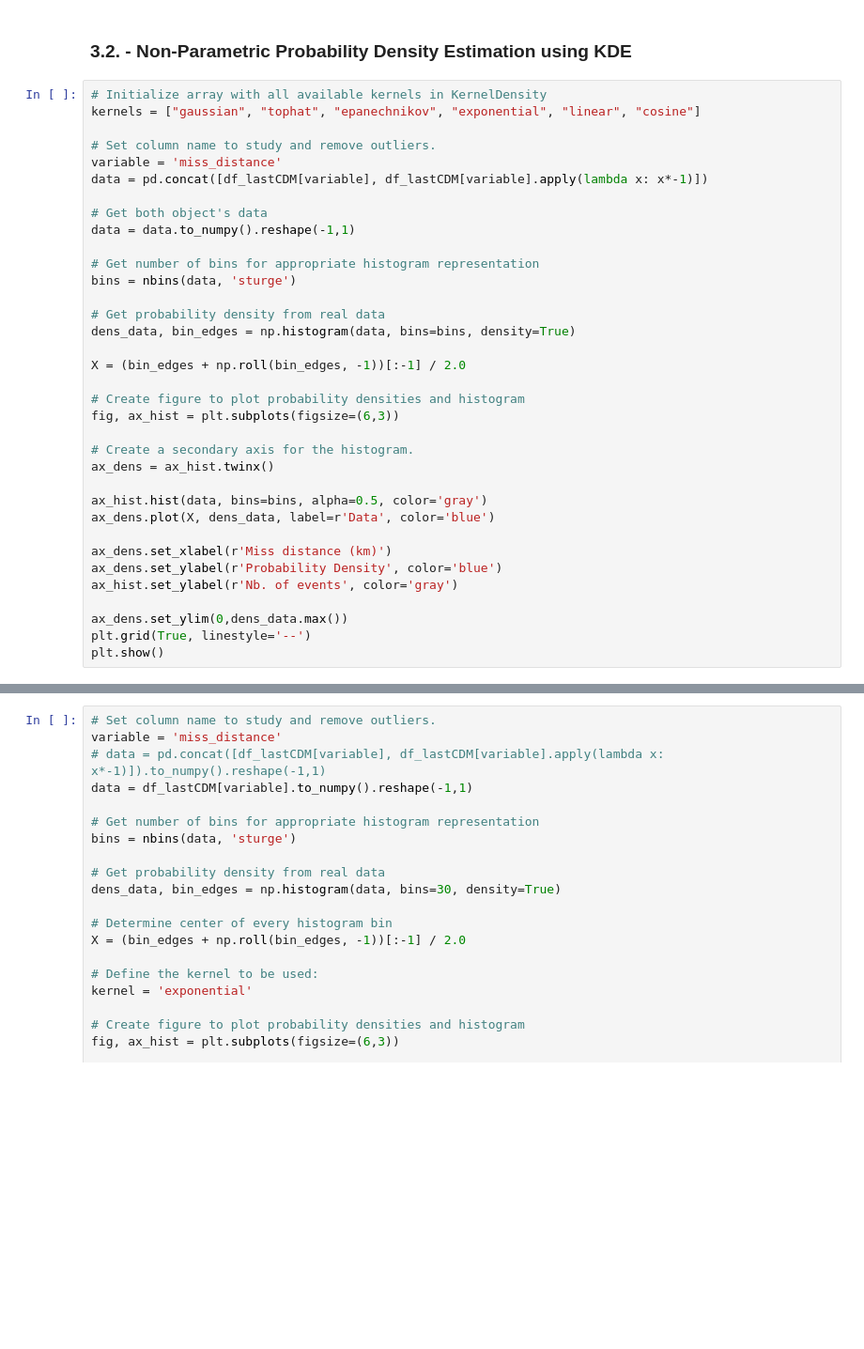
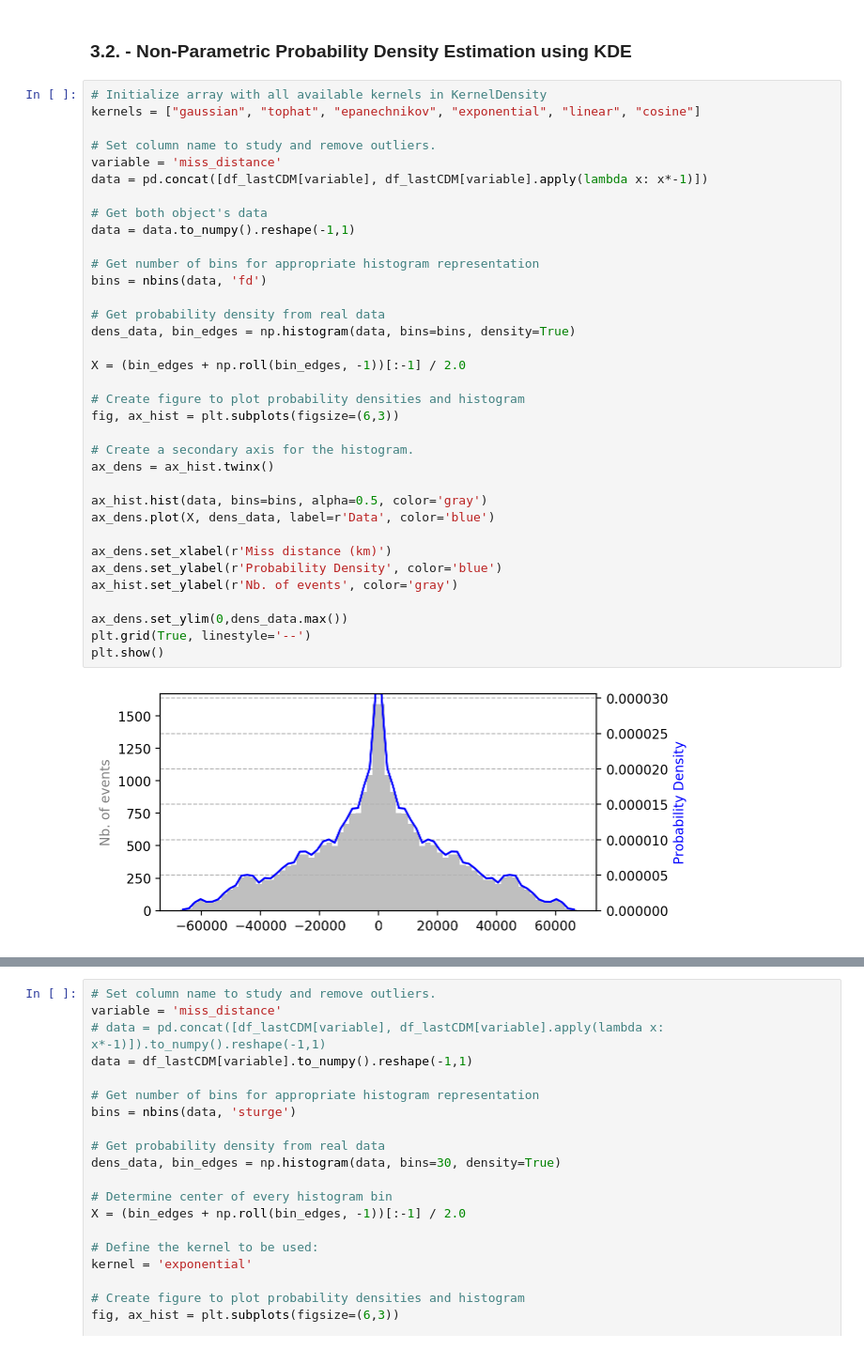
Before and after one commit to JJavierRosales/scapy, a Jupyter notebook: notebooks/Kelvins - Collision Avoidance Challenge + EDA.ipynb, the cells around one changed output, grey strips where cells are left out. Shown at 94% size. Cells and saved outputs as stored; diff of their text form; blank space fills up the shorter version.

```diff
--- a/notebooks/Kelvins - Collision Avoidance Challenge + EDA.ipynb
+++ b/notebooks/Kelvins - Collision Avoidance Challenge + EDA.ipynb
@@ -626,34 +612,36 @@ kernels = ["gaussian", "tophat", "epanechnikov", "exponential", "linear", "cosin
 # Set column name to study and remove outliers.
 variable = 'miss_distance'
 data = pd.concat([df_lastCDM[variable], df_lastCDM[variable].apply(lambda x: x*-1)])
 
 # Get both object's data
 data = data.to_numpy().reshape(-1,1)
 
 # Get number of bins for appropriate histogram representation
-bins = nbins(data, 'sturge')
+bins = nbins(data, 'fd')
 
 # Get probability density from real data
 dens_data, bin_edges = np.histogram(data, bins=bins, density=True)
 
 X = (bin_edges + np.roll(bin_edges, -1))[:-1] / 2.0
 
 # Create figure to plot probability densities and histogram
 fig, ax_hist = plt.subplots(figsize=(6,3))
 
 # Create a secondary axis for the histogram.
 ax_dens = ax_hist.twinx()
 
 ax_hist.hist(data, bins=bins, alpha=0.5, color='gray')
 ax_dens.plot(X, dens_data, label=r'Data', color='blue')
 
 ax_dens.set_xlabel(r'Miss distance (km)')
 ax_dens.set_ylabel(r'Probability Density', color='blue')
 ax_hist.set_ylabel(r'Nb. of events', color='gray')
 
 ax_dens.set_ylim(0,dens_data.max())
 plt.grid(True, linestyle='--')
 plt.show()
+# %% [output]
+[figure, added]
 # %%
 # Initialize array with different values for the bandwidth
 bandwidths = np.arange(0.1,5.1,0.05)
```
Also changed, not shown: parts of 11 cells of this notebook, 1 other file.
